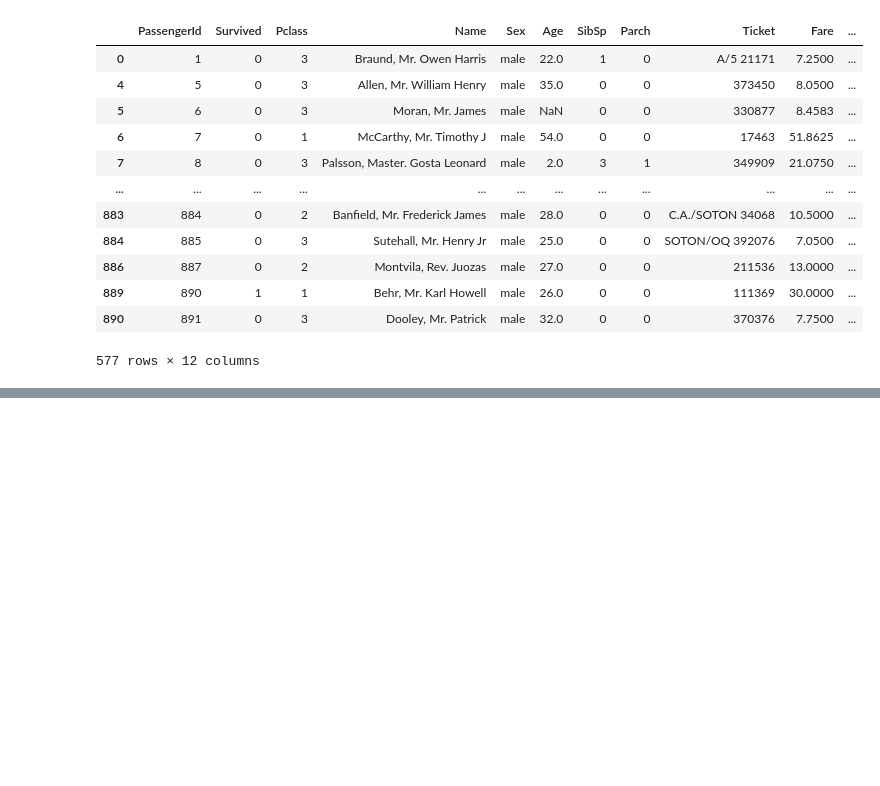
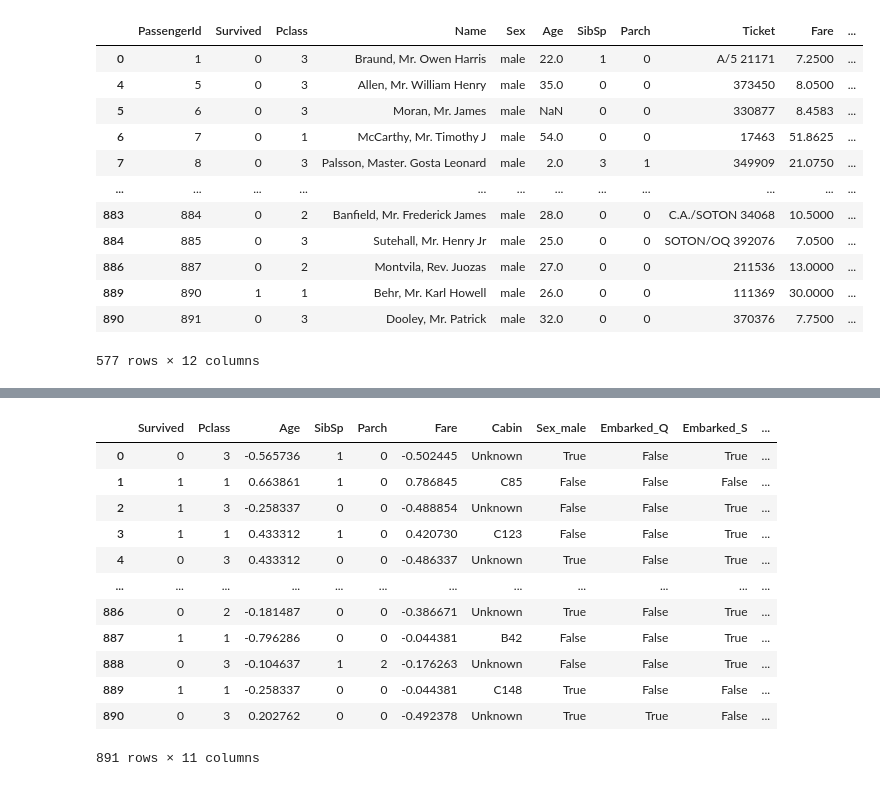
Before and after one commit to srinathlaka/Titanic_Kaggle_Competition, a Jupyter notebook: main.ipynb, the cells around one changed output, grey strips where cells are left out. Drawn from its saved outputs; the diff is of its cells as text; code cells hidden in the pictures; blank space fills up the shorter version.

```diff
--- a/main.ipynb
+++ b/main.ipynb
@@ -71,0 +122,4 @@ mal
+# %%
+df = df.drop(columns=['PassengerId'])
+# %%
+df = df.drop(columns=['Cabin'])
@@ -71,0 +151,25 @@ mal
+# %%
+from sklearn.preprocessing import StandardScaler
+
+scaler = StandardScaler()
+
+df[['Age','Fare']] = scaler.fit_transform(df[['Age','Fare']])
+# %%
+# Create a new column called "FamilySize" by adding the "SibSp" and "Parch" columns
+df['FamilySize'] = df['SibSp'] + df['Parch']
+# %%
+df
+# %% [output]
+|  | Survived | Pclass | Age | SibSp | Parch | Fare | Cabin | Sex_male | Embarked_Q | Embarked_S | ... |
+| 0 | 0 | 3 | -0.565736 | 1 | 0 | -0.502445 | Unknown | True | False | True | ... |
+| 1 | 1 | 1 | 0.663861 | 1 | 0 | 0.786845 | C85 | False | False | False | ... |
+| 2 | 1 | 3 | -0.258337 | 0 | 0 | -0.488854 | Unknown | False | False | True | ... |
+| 3 | 1 | 1 | 0.433312 | 1 | 0 | 0.420730 | C123 | False | False | True | ... |
+| 4 | 0 | 3 | 0.433312 | 0 | 0 | -0.486337 | Unknown | True | False | True | ... |
+| ... | ... | ... | ... | ... | ... | ... | ... | ... | ... | ... | ... |
+| 886 | 0 | 2 | -0.181487 | 0 | 0 | -0.386671 | Unknown | True | False | True | ... |
+| 887 | 1 | 1 | -0.796286 | 0 | 0 | -0.044381 | B42 | False | False | True | ... |
+| 888 | 0 | 3 | -0.104637 | 1 | 2 | -0.176263 | Unknown | False | False | True | ... |
+| 889 | 1 | 1 | -0.258337 | 0 | 0 | -0.044381 | C148 | True | False | False | ... |
+| 890 | 0 | 3 | 0.202762 | 0 | 0 | -0.492378 | Unknown | True | True | False | ... |
+891 rows × 11 columns
```
Also changed, not shown: parts of 33 cells of this notebook, 4 other files.
